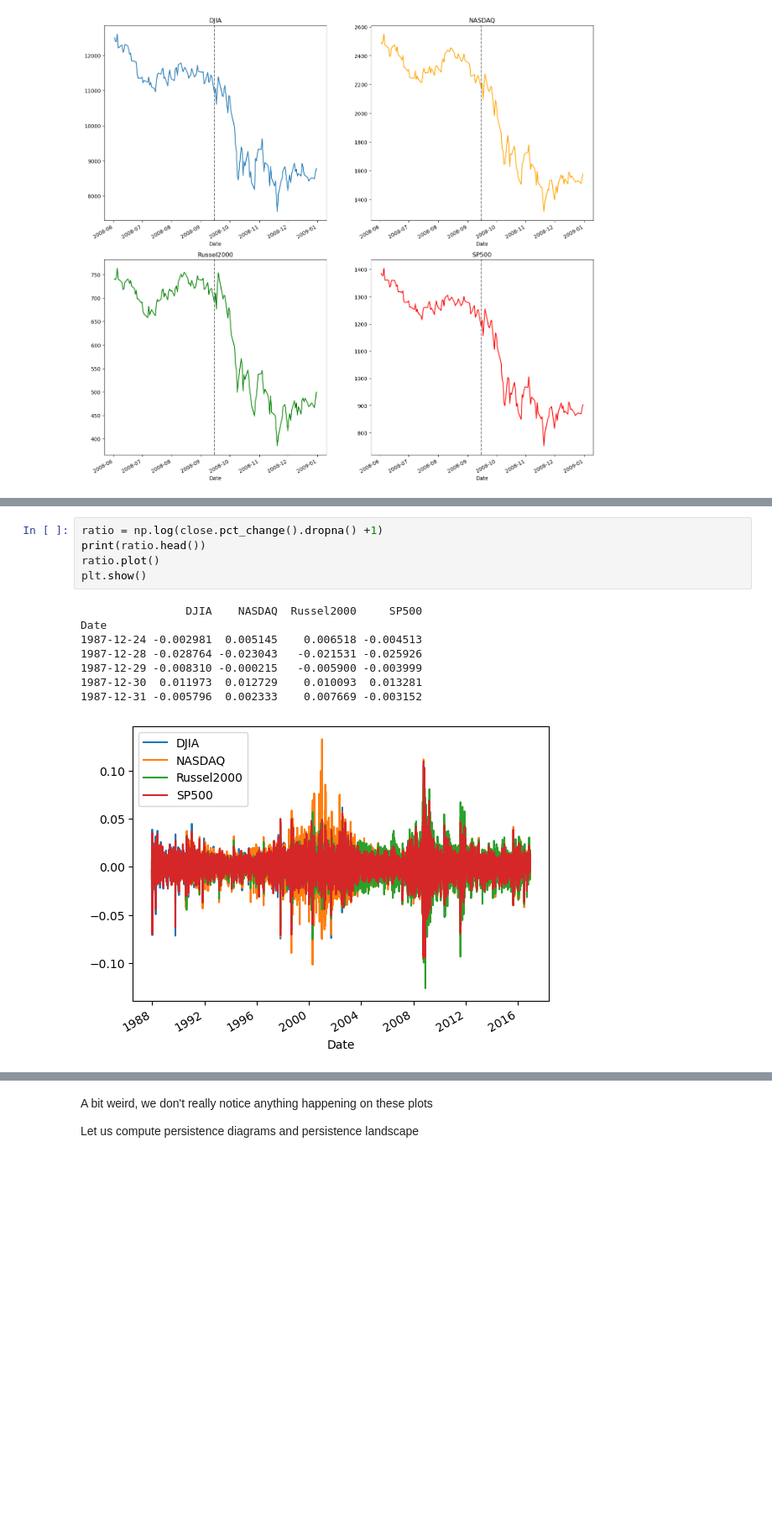
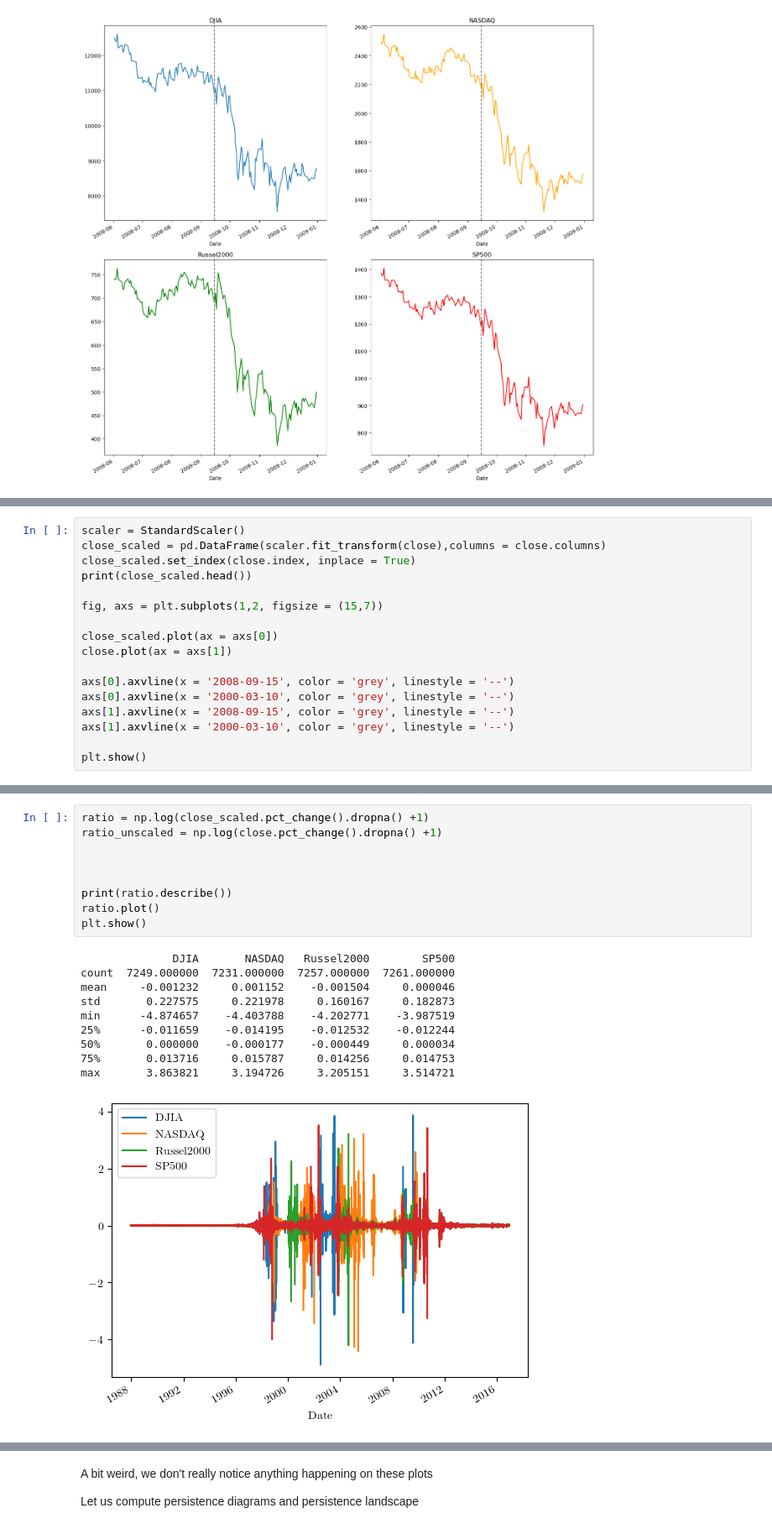
Before and after one commit to FloerHogy/FinancialTimeSeriesTDA, a Jupyter notebook: Project TDA/ProjectTDA.ipynb, the cells around one changed output, grey strips where cells are left out. Shown at 84% size. Saved outputs shown, nothing was run; the diff lists cells and outputs as text; blank space fills up the shorter version.

```diff
--- a/Project TDA/ProjectTDA.ipynb
+++ b/Project TDA/ProjectTDA.ipynb
@@ -174,3 +176,20 @@ NEED TO PASS STANDARD SCALER
 For each index and for each trading day we calculate log-returns defined as the forward daily changes in the logarithm of the ratio $$r_{i,j} = ln(\frac{P_{i,j}}{P_{i-1,j}}),$$ where $P_{i,j}$ represents theadjusted closing value of the index $j$ at the day $i$.
 
 We name this new DataFrame 'ratio' and draw plots from this table.
+# %%
+scaler = StandardScaler()
+close_scaled = pd.DataFrame(scaler.fit_transform(close),columns = close.columns)
+close_scaled.set_index(close.index, inplace = True)
+print(close_scaled.head())
+
+fig, axs = plt.subplots(1,2, figsize = (15,7))
+
+close_scaled.plot(ax = axs[0])
+close.plot(ax = axs[1])
+
+axs[0].axvline(x = '2008-09-15', color = 'grey', linestyle = '--')
+axs[0].axvline(x = '2000-03-10', color = 'grey', linestyle = '--')
+axs[1].axvline(x = '2008-09-15', color = 'grey', linestyle = '--')
+axs[1].axvline(x = '2000-03-10', color = 'grey', linestyle = '--')
+
+plt.show()
@@ -177,14 +205,20 @@ We name this new DataFrame 'ratio' and draw plots from this table.
 # %%
-ratio = np.log(close.pct_change().dropna() +1)
-print(ratio.head())
+ratio = np.log(close_scaled.pct_change().dropna() +1)
+ratio_unscaled = np.log(close.pct_change().dropna() +1)
+
+
+
+print(ratio.describe())
 ratio.plot()
 plt.show()
 # %% [output]
-                DJIA    NASDAQ  Russel2000     SP500
-Date
-1987-12-24 -0.002981  0.005145    0.006518 -0.004513
-1987-12-28 -0.028764 -0.023043   -0.021531 -0.025926
-1987-12-29 -0.008310 -0.000215   -0.005900 -0.003999
-1987-12-30  0.011973  0.012729    0.010093  0.013281
-1987-12-31 -0.005796  0.002333    0.007669 -0.003152
+              DJIA       NASDAQ   Russel2000        SP500
+count  7249.000000  7231.000000  7257.000000  7261.000000
+mean     -0.001232     0.001152    -0.001504     0.000046
+std       0.227575     0.221978     0.160167     0.182873
+min      -4.874657    -4.403788    -4.202771    -3.987519
+25%      -0.011659    -0.014195    -0.012532    -0.012244
+50%       0.000000    -0.000177    -0.000449     0.000034
+75%       0.013716     0.015787     0.014256     0.014753
+max       3.863821     3.194726     3.205151     3.514721
-[figure, old version]
+[figure, new version]
```
Also changed, not shown: parts of 19 cells of this notebook, 2 other files.
